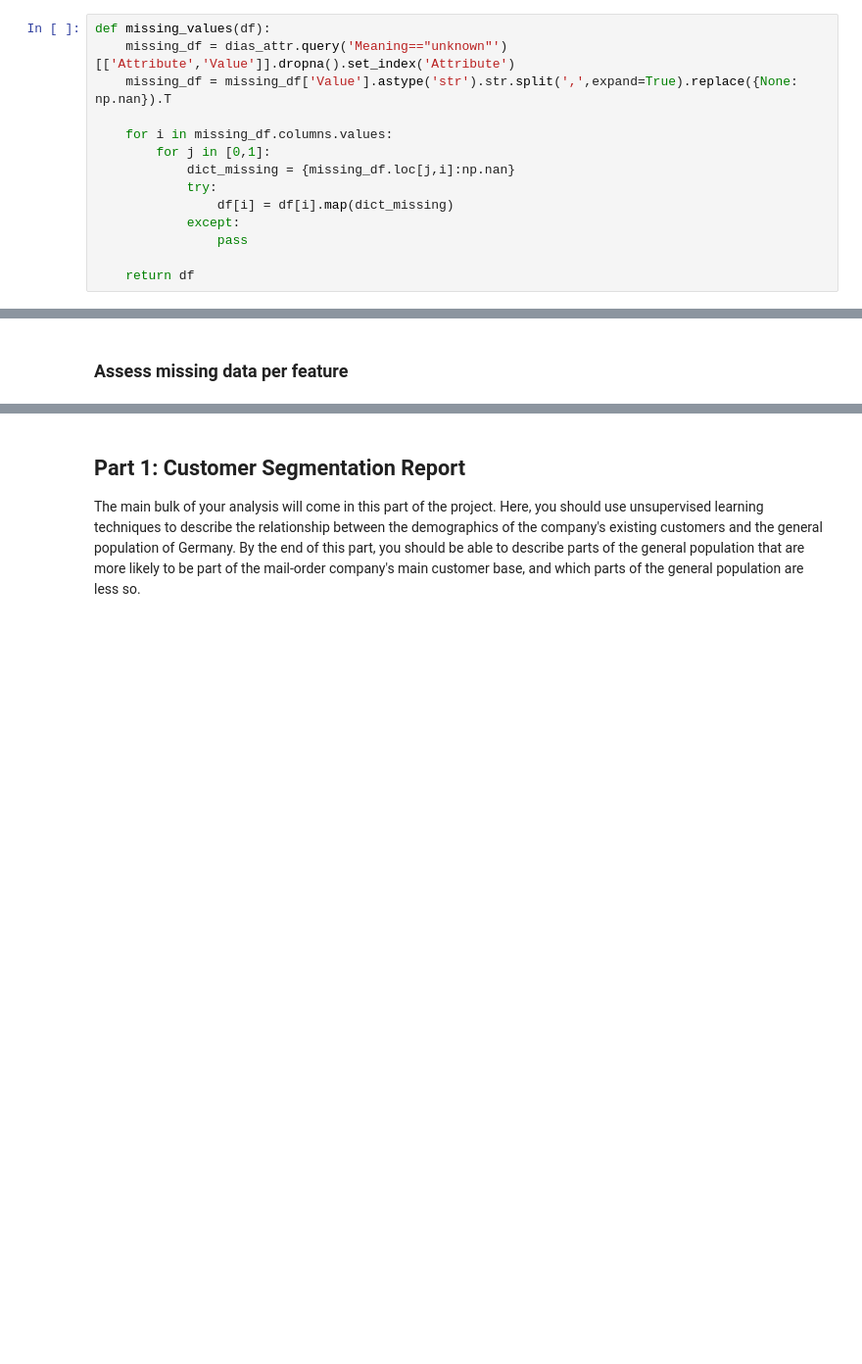
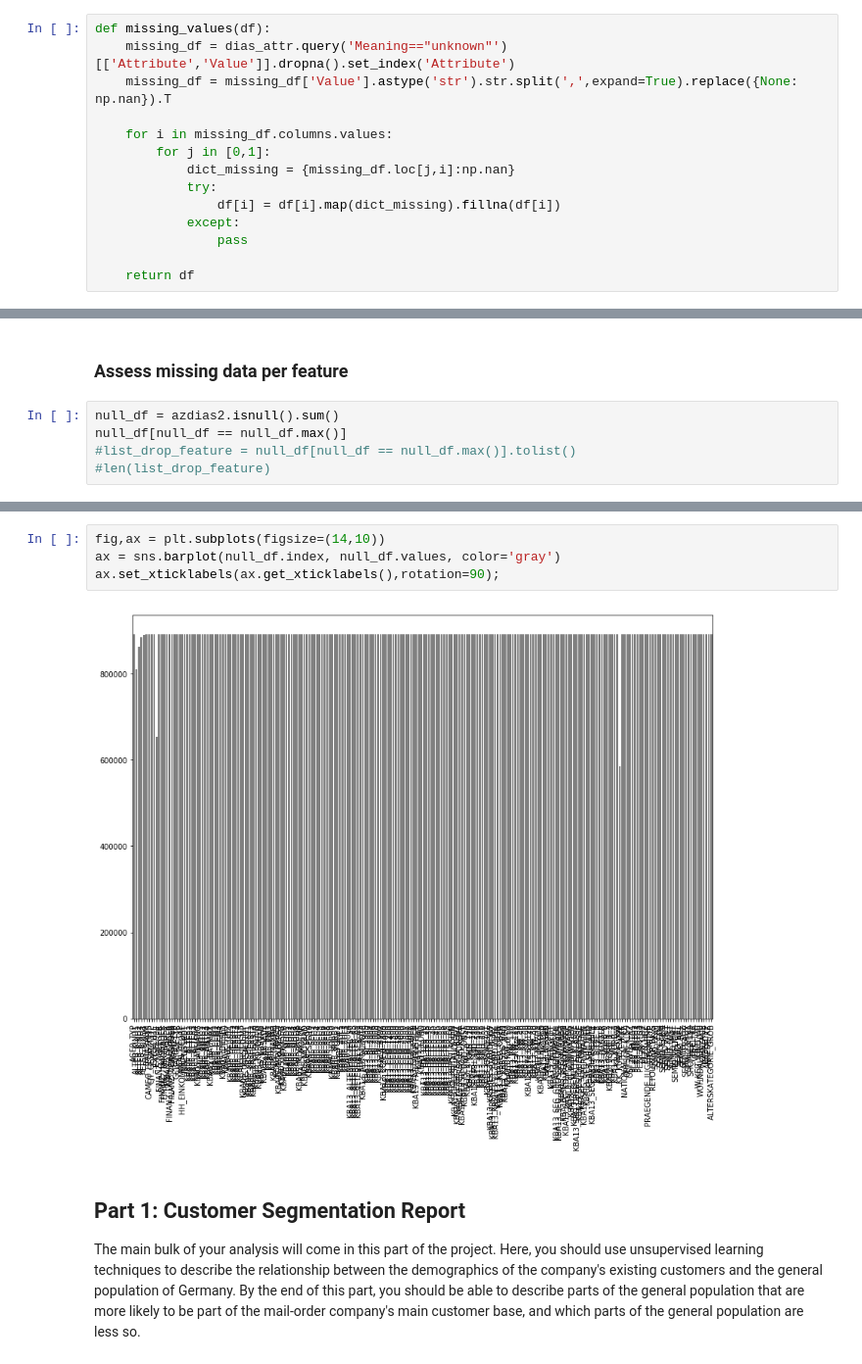
Before and after one commit to bvcmartins/dsnd_capstone, a Jupyter notebook: main.ipynb, the cells around one changed output, grey strips where cells are left out. Shown at 98% size. Drawn from its saved outputs; the diff is of its cells as text; blank space fills up the shorter version.

```diff
--- a/main.ipynb
+++ b/main.ipynb
@@ -252,7 +276,7 @@ def missing_values(df):
         for j in [0,1]:
             dict_missing = {missing_df.loc[j,i]:np.nan}
             try:
-                df[i] = df[i].map(dict_missing)
+                df[i] = df[i].map(dict_missing).fillna(df[i])
             except:
                 pass
 
@@ -267,2 +294,7 @@ Wall time: 16.4 s
 # %% [markdown]
 ### Assess missing data per feature
+# %%
+null_df = azdias2.isnull().sum()
+null_df[null_df == null_df.max()]
+#list_drop_feature = null_df[null_df == null_df.max()].tolist()
+#len(list_drop_feature)
@@ -269,3 +319,9 @@ Wall time: 16.4 s
+# %%
+fig,ax = plt.subplots(figsize=(14,10))
+ax = sns.barplot(null_df.index, null_df.values, color='gray')
+ax.set_xticklabels(ax.get_xticklabels(),rotation=90);
+# %% [output]
+[figure, added]
 # %% [markdown]
 ## Part 1: Customer Segmentation Report
 
```
Also changed, not shown: parts of 6 cells of this notebook.
